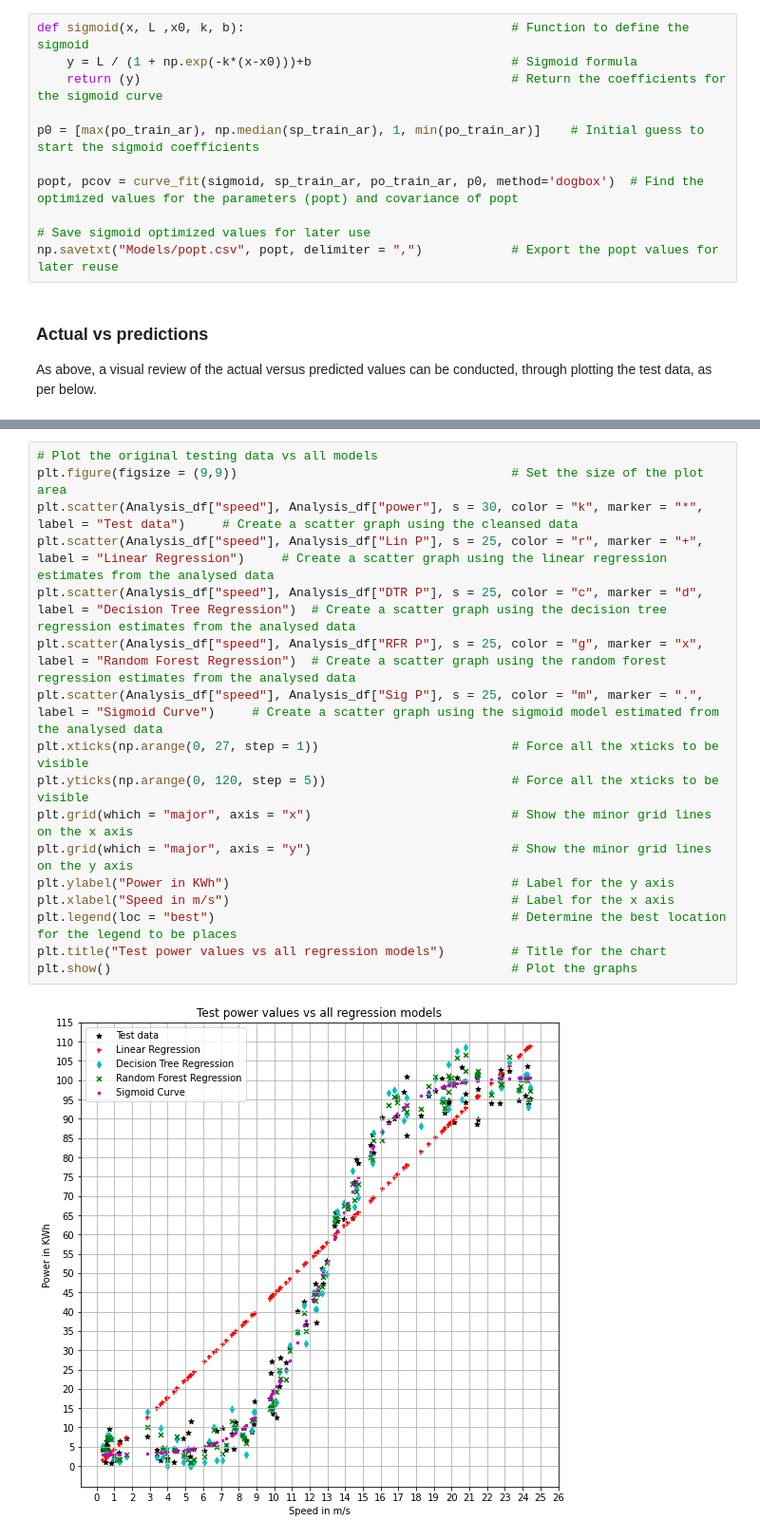
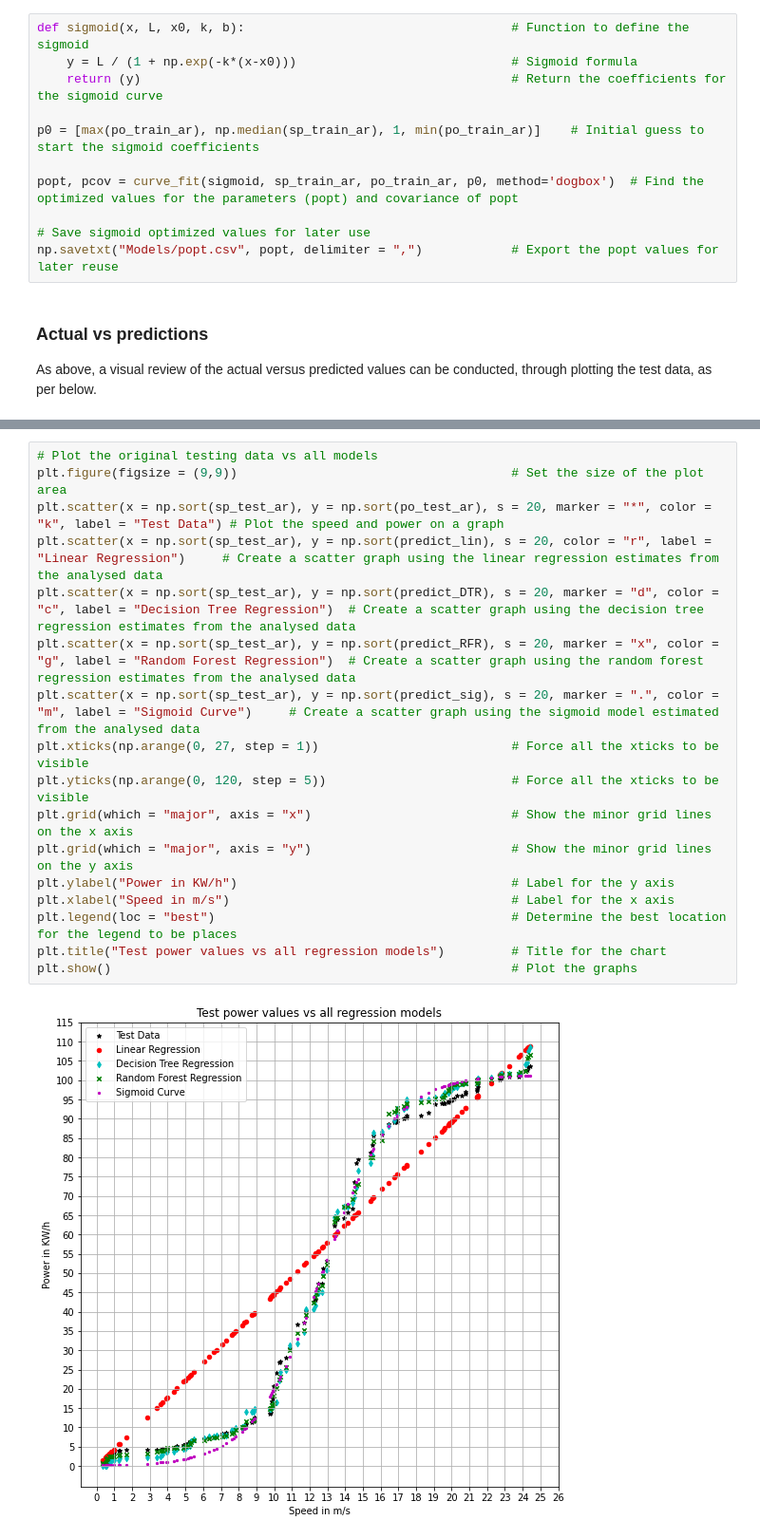
Before and after one commit to Clauric/Machine_Learning_Project, a Jupyter notebook: Regression models review notebook.ipynb, the cells around one changed output, grey strips where cells are left out. Shown: that part at 95% size. Cells and saved outputs as stored; diff of their text form.

Commit message:
Juptyer write up complete, RFR and popt models changed

```diff
--- a/Regression models review notebook.ipynb
+++ b/Regression models review notebook.ipynb
@@ -269,6 +305,6 @@ plt.show()                                                      # Show the graph
 # %%
-def sigmoid(x, L ,x0, k, b):                                    # Function to define the sigmoid
-    y = L / (1 + np.exp(-k*(x-x0)))+b                           # Sigmoid formula
+def sigmoid(x, L, x0, k, b):                                    # Function to define the sigmoid
+    y = L / (1 + np.exp(-k*(x-x0)))                             # Sigmoid formula
     return (y)                                                  # Return the coefficients for the sigmoid curve
 
 p0 = [max(po_train_ar), np.median(sp_train_ar), 1, min(po_train_ar)]    # Initial guess to start the sigmoid coefficients
@@ -336,22 +344,22 @@ As done in all the regression models above, a visual review of the actual versus
 # %%
 # Plot the original testing data vs all models
 plt.figure(figsize = (9,9))                                     # Set the size of the plot area
-plt.scatter(Analysis_df["speed"], Analysis_df["power"], s = 30, color = "k", marker = "*", label = "Test data")     # Create a scatter graph using the cleansed data
-plt.scatter(Analysis_df["speed"], Analysis_df["Lin P"], s = 25, color = "r", marker = "+", label = "Linear Regression")     # Create a scatter graph using the linear regression estimates from the analysed data
-plt.scatter(Analysis_df["speed"], Analysis_df["DTR P"], s = 25, color = "c", marker = "d", label = "Decision Tree Regression")  # Create a scatter graph using the decision tree regression estimates from the analysed data
-plt.scatter(Analysis_df["speed"], Analysis_df["RFR P"], s = 25, color = "g", marker = "x", label = "Random Forest Regression")  # Create a scatter graph using the random forest regression estimates from the analysed data
-plt.scatter(Analysis_df["speed"], Analysis_df["Sig P"], s = 25, color = "m", marker = ".", label = "Sigmoid Curve")     # Create a scatter graph using the sigmoid model estimated from the analysed data
+plt.scatter(x = np.sort(sp_test_ar), y = np.sort(po_test_ar), s = 20, marker = "*", color = "k", label = "Test Data") # Plot the speed and power on a graph
+plt.scatter(x = np.sort(sp_test_ar), y = np.sort(predict_lin), s = 20, color = "r", label = "Linear Regression")     # Create a scatter graph using the linear regression estimates from the analysed data
+plt.scatter(x = np.sort(sp_test_ar), y = np.sort(predict_DTR), s = 20, marker = "d", color = "c", label = "Decision Tree Regression")  # Create a scatter graph using the decision tree regression estimates from the analysed data
+plt.scatter(x = np.sort(sp_test_ar), y = np.sort(predict_RFR), s = 20, marker = "x", color = "g", label = "Random Forest Regression")  # Create a scatter graph using the random forest regression estimates from the analysed data
+plt.scatter(x = np.sort(sp_test_ar), y = np.sort(predict_sig), s = 20, marker = ".", color = "m", label = "Sigmoid Curve")     # Create a scatter graph using the sigmoid model estimated from the analysed data
 plt.xticks(np.arange(0, 27, step = 1))                          # Force all the xticks to be visible
 plt.yticks(np.arange(0, 120, step = 5))                         # Force all the xticks to be visible
 plt.grid(which = "major", axis = "x")                           # Show the minor grid lines on the x axis
 plt.grid(which = "major", axis = "y")                           # Show the minor grid lines on the y axis
-plt.ylabel("Power in KWh")                                      # Label for the y axis
+plt.ylabel("Power in KW/h")                                     # Label for the y axis
 plt.xlabel("Speed in m/s")                                      # Label for the x axis
 plt.legend(loc = "best")                                        # Determine the best location for the legend to be places
 plt.title("Test power values vs all regression models")         # Title for the chart
 plt.show()                                                      # Plot the graphs
 # %% [output]
-[figure, old version]
+[figure, new version]
 # %% [markdown]
 ### Visual review of overlaid plots
 
```
Also changed, not shown: parts of 23 cells of this notebook, 3 other files.
